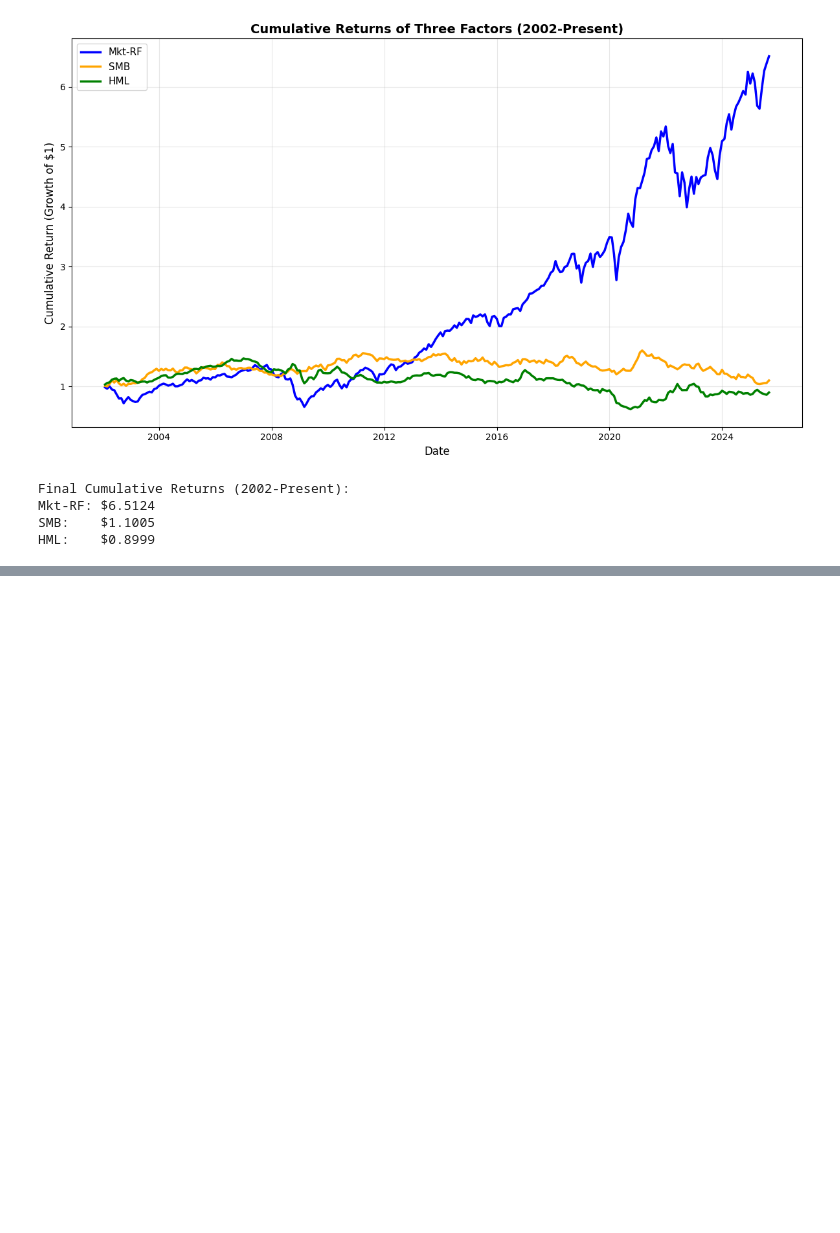
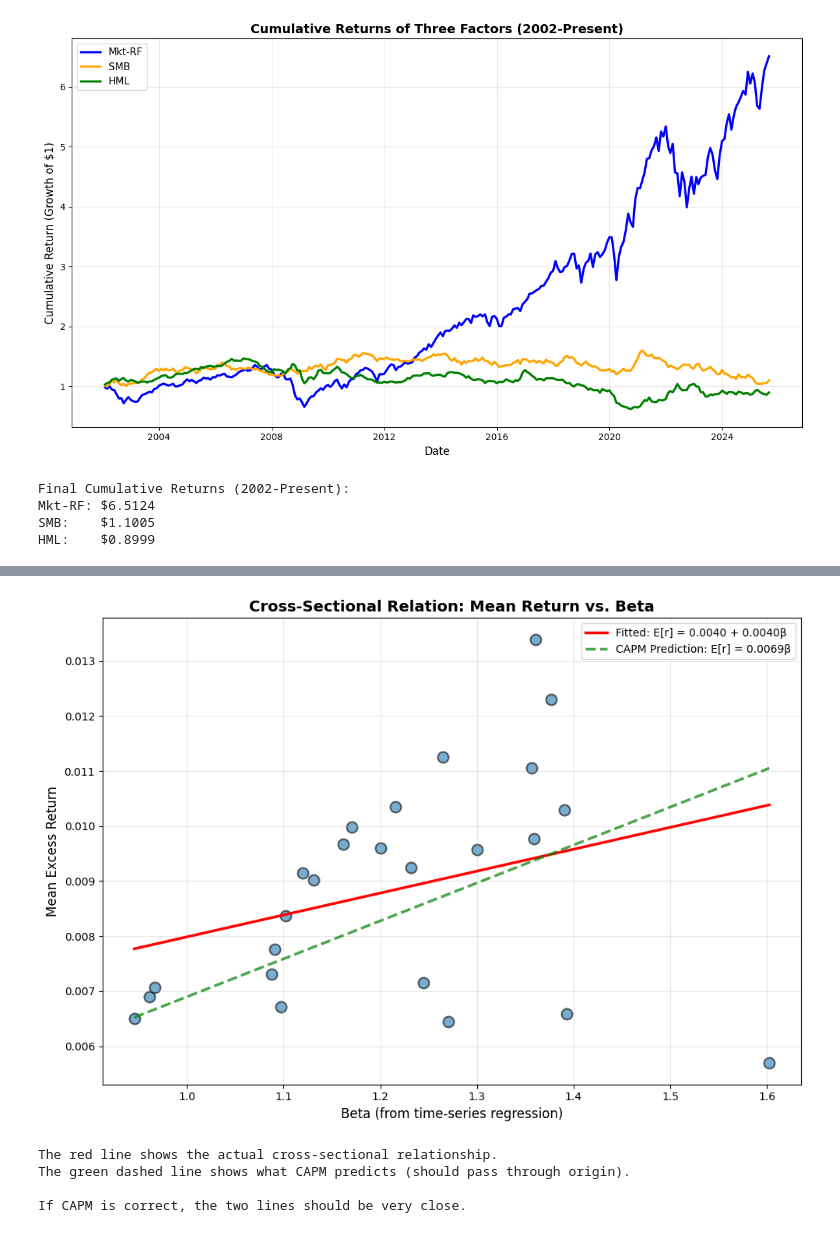
Before and after one commit to amywangyx1022/portfolio_hw_group_b, a Jupyter notebook: dfa/hw_answers.ipynb, the cells around one changed output, grey strips where cells are left out. Saved outputs shown, nothing was run; the diff lists cells and outputs as text; code cells hidden in the pictures; blank space fills up the shorter version.

```diff
--- a/dfa/hw_answers.ipynb
+++ b/dfa/hw_answers.ipynb
@@ -364,0 +369,10 @@ i won't suggest dfa keep emphasizing on value factor or size factor. the only fa
+# %%
+# Read the portfolios data
+portfolios_df = pd.read_excel('dfa_analysis_data.xlsx', sheet_name='portfolios (total returns)')
+
+print("Portfolios Data:")
+print(f"Shape: {portfolios_df.shape}")
+print(f"\nColumns (first 10): {portfolios_df.columns.tolist()[:10]}")
+print(f"\nFirst few rows:")
+print(portfolios_df.head())
+print(f"\nDate range: {portfolios_df.iloc[0, 0]} to {portfolios_df.iloc[-1, 0]}")
@@ -364,0 +430,10 @@ i won't suggest dfa keep emphasizing on value factor or size factor. the only fa
+# %%
+from scipy import stats
+import statsmodels.api as sm
+
+# Get list of portfolio columns (exclude date columns and factor columns)
+portfolio_cols = [col for col in merged_df.columns
+                  if col not in [port_date_col, date_col, mkt_col, rf_col]]
+
+print(f"Number of portfolios: {len(portfolio_cols)}")
+print(f"Portfolio columns: {portfolio_cols}")
@@ -364,0 +792,36 @@ i won't suggest dfa keep emphasizing on value factor or size factor. the only fa
+# %%
+# Create a scatter plot showing the cross-sectional relationship
+plt.figure(figsize=(10, 7))
+
+# Scatter plot of beta vs mean excess return
+plt.scatter(cross_sect_df['Beta'], cross_sect_df['Mean_Excess_Return'],
+           alpha=0.6, s=100, edgecolors='black', linewidth=1.5)
+
+# Add regression line
+beta_range = np.linspace(cross_sect_df['Beta'].min(), cross_sect_df['Beta'].max(), 100)
+fitted_line = eta + lambda_mkt * beta_range
+plt.plot(beta_range, fitted_line, 'r-', linewidth=2.5,
+         label=f'Fitted: E[r] = {eta:.4f} + {lambda_mkt:.4f}β')
+
+# Add CAPM prediction line (should go through origin with slope = market premium)
+capm_line = actual_mkt_premium * beta_range
+plt.plot(beta_range, capm_line, 'g--', linewidth=2.5, alpha=0.7,
+         label=f'CAPM Prediction: E[r] = {actual_mkt_premium:.4f}β')
+
+plt.xlabel('Beta (from time-series regression)', fontsize=12)
+plt.ylabel('Mean Excess Return', fontsize=12)
+plt.title('Cross-Sectional Relation: Mean Return vs. Beta', fontsize=14, fontweight='bold')
+plt.legend(fontsize=10, loc='best')
+plt.grid(True, alpha=0.3)
+plt.tight_layout()
+plt.show()
+
+print("\nThe red line shows the actual cross-sectional relationship.")
+print("The green dashed line shows what CAPM predicts (should pass through origin).")
+print("\nIf CAPM is correct, the two lines should be very close.")
+# %% [output]
+[figure, added]
+The red line shows the actual cross-sectional relationship.
+The green dashed line shows what CAPM predicts (should pass through origin).
+
+If CAPM is correct, the two lines should be very close.
```
Also changed, not shown: parts of 14 cells of this notebook.
